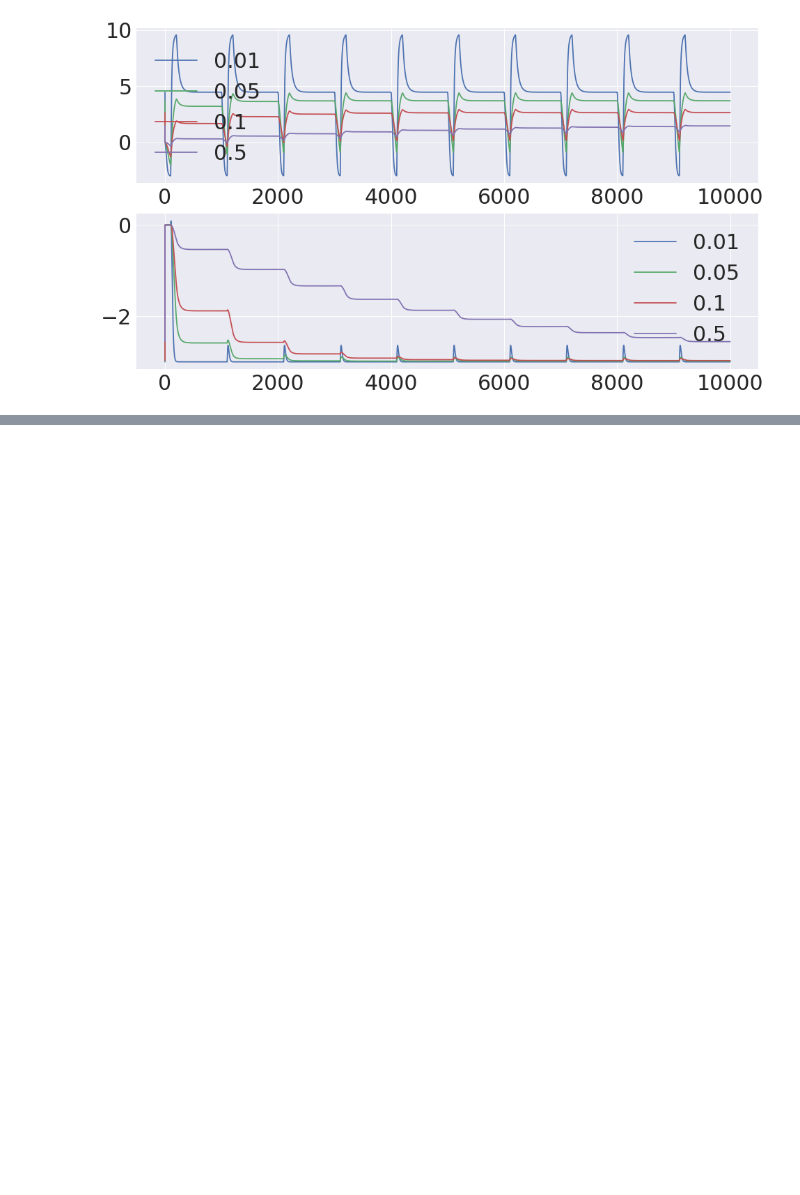
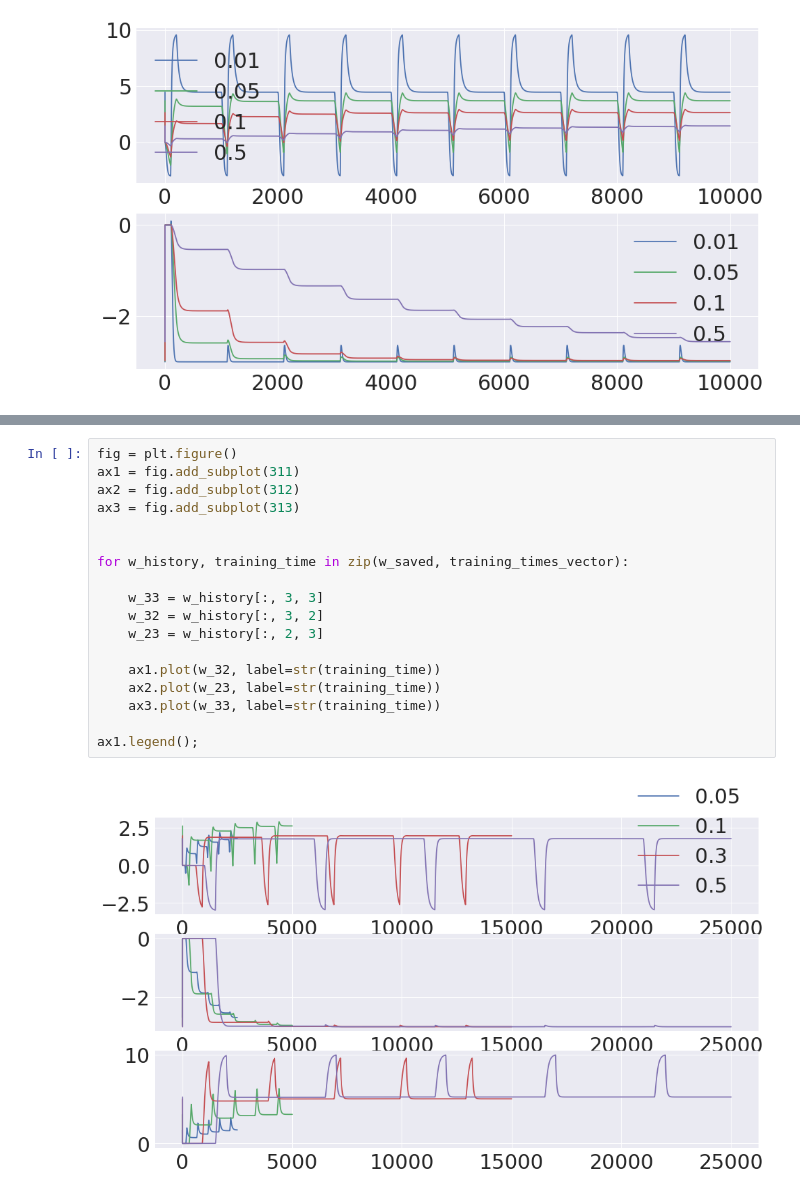
Before and after one commit to h-mayorquin/firing_rate_sequences, a Jupyter notebook: notebooks/2017-11-14(Study of weight evolution).ipynb, the cells around one changed output, grey strips where cells are left out. Drawn from its saved outputs; the diff is of its cells as text; blank space fills up the shorter version.

Commit message:
Added study of final weights depending on training time and model dynamics for effects of transition, self-excitation and inhibition on the system

```diff
--- a/notebooks/2017-11-14(Study of weight evolution).ipynb
+++ b/notebooks/2017-11-14(Study of weight evolution).ipynb
@@ -102,0 +134,20 @@ ax1.legend();
+# %%
+fig = plt.figure()
+ax1 = fig.add_subplot(311)
+ax2 = fig.add_subplot(312)
+ax3 = fig.add_subplot(313)
+
+
+for w_history, training_time in zip(w_saved, training_times_vector):
+
+    w_33 = w_history[:, 3, 3]
+    w_32 = w_history[:, 3, 2]
+    w_23 = w_history[:, 2, 3]
+
+    ax1.plot(w_32, label=str(training_time))
+    ax2.plot(w_23, label=str(training_time))
+    ax3.plot(w_33, label=str(training_time))
+
+ax1.legend();
+# %% [output]
+[figure, added]
```
Also changed, not shown: parts of 4 cells of this notebook, 1 other file.
